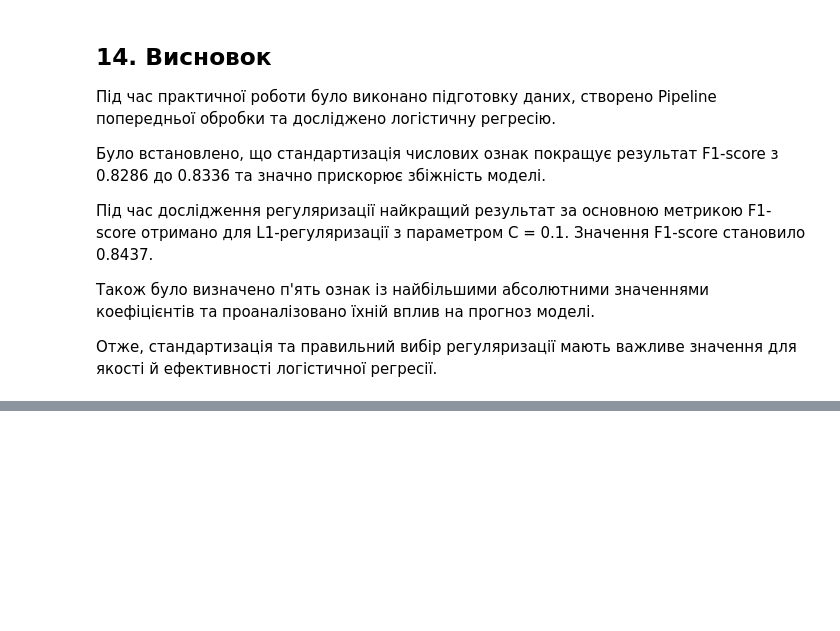
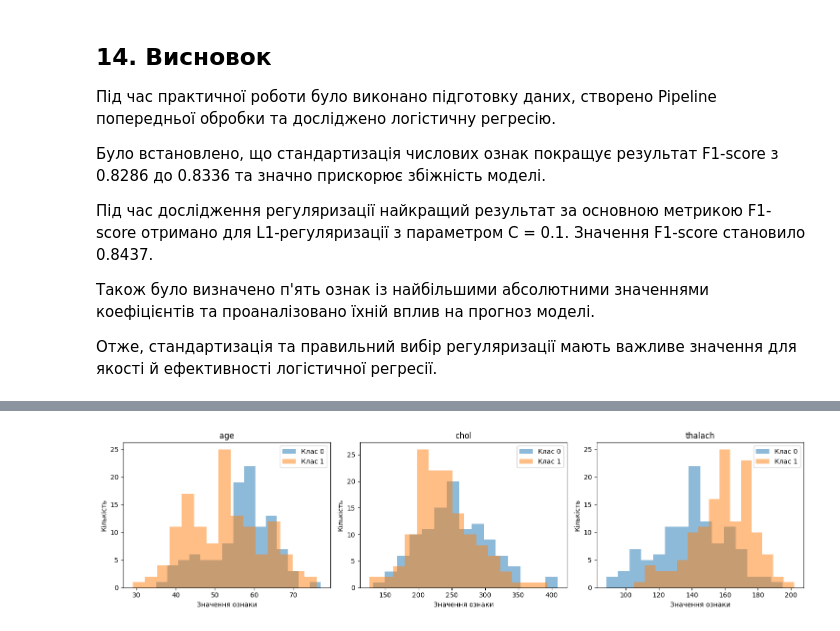
Before and after one commit to Oleksandr-123/practice-1, a Jupyter notebook: classification-mini-project/notebooks/PR04_Maslak_Oleksandr.ipynb, the cells around one changed output, grey strips where cells are left out. Saved outputs shown, nothing was run; the diff lists cells and outputs as text; code cells hidden in the pictures; blank space fills up the shorter version.

```diff
--- a/classification-mini-project/notebooks/PR04_Maslak_Oleksandr.ipynb
+++ b/classification-mini-project/notebooks/PR04_Maslak_Oleksandr.ipynb
@@ -461,0 +689,28 @@ display(top_coefficients.round(4))
+# %%
+analysis_data = X_train[["age", "chol", "thalach"]].copy()
+analysis_data["target"] = y_train
+
+features = ["age", "chol", "thalach"]
+
+fig, axes = plt.subplots(1, 3, figsize=(15, 4))
+
+for i, feature in enumerate(features):
+    for class_value in [0, 1]:
+        values = analysis_data[analysis_data["target"] == class_value][feature]
+
+        axes[i].hist(
+            values,
+            bins=15,
+            alpha=0.5,
+            label=f"Клас {class_value}"
+        )
+
+    axes[i].set_title(feature)
+    axes[i].set_xlabel("Значення ознаки")
+    axes[i].set_ylabel("Кількість")
+    axes[i].legend()
+
+plt.tight_layout()
+plt.show()
+# %% [output]
+[figure, added]
```
Also changed, not shown: parts of 19 cells of this notebook.
